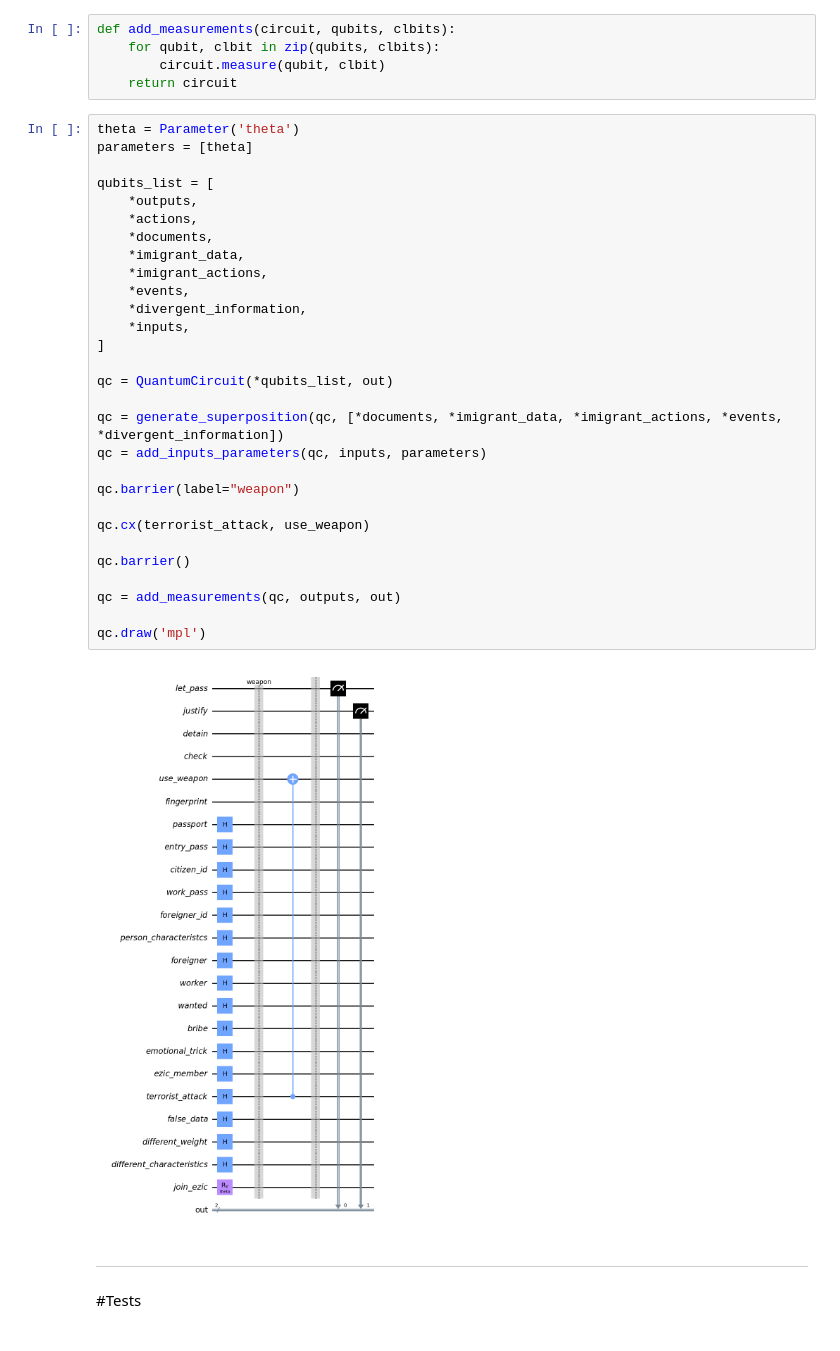
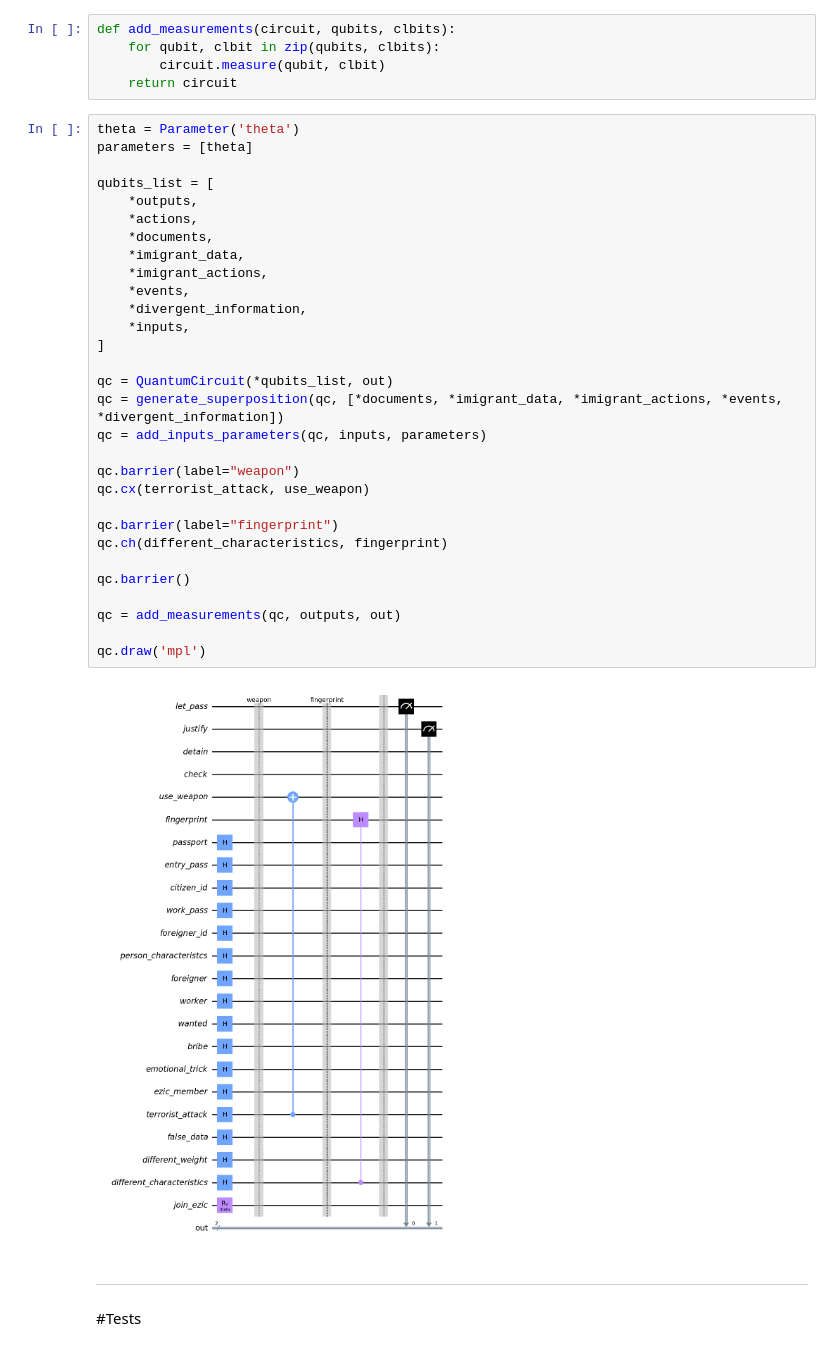
Before and after one commit to Dpbm/QPapersPlease, a Jupyter notebook: papers-please.ipynb, the cells around one changed output. Cells and saved outputs as stored; diff of their text form.

Commit message:
added fingerprint trigger

```diff
--- a/papers-please.ipynb
+++ b/papers-please.ipynb
@@ -83,34 +87,35 @@ def add_measurements(circuit, qubits, clbits):
 # %%
 theta = Parameter('theta')
 parameters = [theta]
 
 qubits_list = [
     *outputs,
     *actions,
     *documents,
     *imigrant_data,
     *imigrant_actions,
     *events,
     *divergent_information,
     *inputs,
 ]
 
 qc = QuantumCircuit(*qubits_list, out)
-
 qc = generate_superposition(qc, [*documents, *imigrant_data, *imigrant_actions, *events, *divergent_information])
 qc = add_inputs_parameters(qc, inputs, parameters)
 
 qc.barrier(label="weapon")
+qc.cx(terrorist_attack, use_weapon)
 
-qc.cx(terrorist_attack, use_weapon)
+qc.barrier(label="fingerprint")
+qc.ch(different_characteristics, fingerprint)
 
 qc.barrier()
 
 qc = add_measurements(qc, outputs, out)
 
 qc.draw('mpl')
 # %% [output]
-[figure, old version]
+[figure, new version]
 # %% [markdown]
 ----
 #Tests
```
Also changed, not shown: parts of 1 cell of this notebook.
